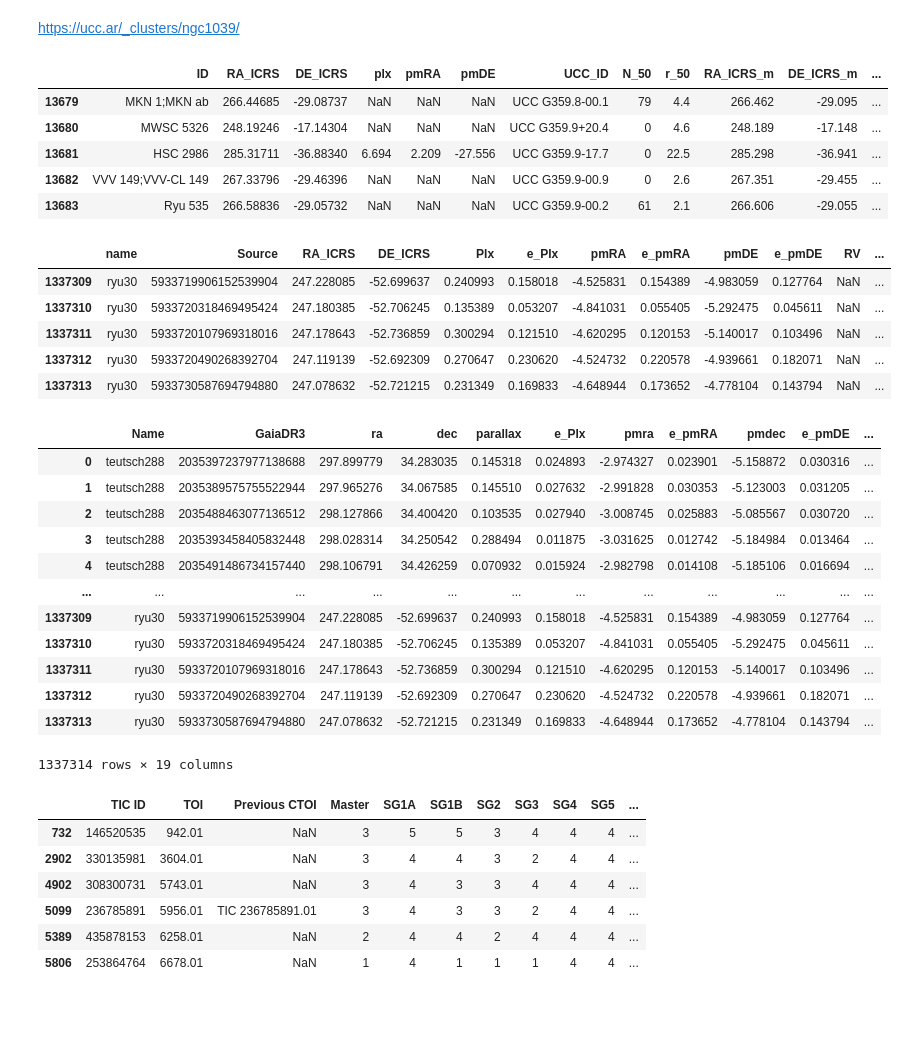
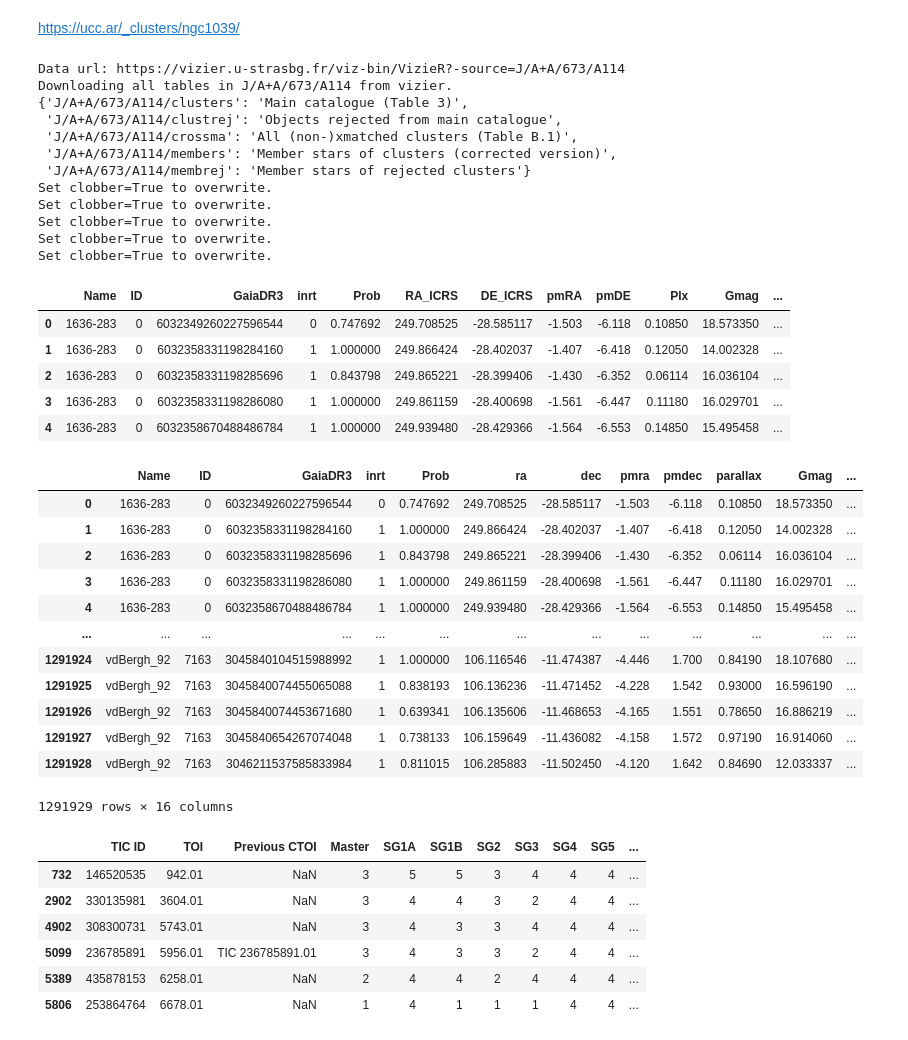
Before and after one commit to jpdeleon/wakai, a Jupyter notebook: notebooks/crossmatch_TOI_with_Hunt2023.ipynb, the cells around one changed output. Drawn from its saved outputs; the diff is of its cells as text; code cells hidden in the pictures; blank space fills up the shorter version.

```diff
--- a/notebooks/crossmatch_TOI_with_Hunt2023.ipynb
+++ b/notebooks/crossmatch_TOI_with_Hunt2023.ipynb
@@ -14,28 +14,34 @@ sys.path.insert(0, '../code')
 # %% [markdown]
 https://ucc.ar/_clusters/ngc1039/
 # %%
-import pandas as pd
+from catalog import CatalogDownloader
 
-#https://zenodo.org/records/8250524
-df = pd.read_csv('../data/Perren2023/UCC_cat.csv.gz')
-df.tail()
+cd = CatalogDownloader(catalog_name="Hunt2023", catalog_type="cluster")
+tabs = cd.get_tables_from_vizier(row_limit=-1, save=True)
 # %% [output]
-|  | ID | RA_ICRS | DE_ICRS | plx | pmRA | pmDE | UCC_ID | N_50 | r_50 | RA_ICRS_m | DE_ICRS_m | ... |
-| 13679 | MKN 1;MKN ab | 266.44685 | -29.08737 | NaN | NaN | NaN | UCC G359.8-00.1 | 79 | 4.4 | 266.462 | -29.095 | ... |
-| 13680 | MWSC 5326 | 248.19246 | -17.14304 | NaN | NaN | NaN | UCC G359.9+20.4 | 0 | 4.6 | 248.189 | -17.148 | ... |
-| 13681 | HSC 2986 | 285.31711 | -36.88340 | 6.694 | 2.209 | -27.556 | UCC G359.9-17.7 | 0 | 22.5 | 285.298 | -36.941 | ... |
-| 13682 | VVV 149;VVV-CL 149 | 267.33796 | -29.46396 | NaN | NaN | NaN | UCC G359.9-00.9 | 0 | 2.6 | 267.351 | -29.455 | ... |
-| 13683 | Ryu 535 | 266.58836 | -29.05732 | NaN | NaN | NaN | UCC G359.9-00.2 | 61 | 2.1 | 266.606 | -29.055 | ... |
+Data url: https://vizier.u-strasbg.fr/viz-bin/VizieR?-source=J/A+A/673/A114
+Downloading all tables in J/A+A/673/A114 from vizier.
+{'J/A+A/673/A114/clusters': 'Main catalogue (Table 3)',
+ 'J/A+A/673/A114/clustrej': 'Objects rejected from main catalogue',
+ 'J/A+A/673/A114/crossma': 'All (non-)xmatched clusters (Table B.1)',
+ 'J/A+A/673/A114/members': 'Member stars of clusters (corrected version)',
+ 'J/A+A/673/A114/membrej': 'Member stars of rejected clusters'}
+Set clobber=True to overwrite.
+Set clobber=True to overwrite.
+Set clobber=True to overwrite.
+Set clobber=True to overwrite.
+Set clobber=True to overwrite.
 # %%
-df_mem = pd.read_parquet('../data/Perren2023/UCC_members.parquet.gz')
-df_mem.tail()
+df = tabs[0].to_pandas()
+df_mem = tabs[1].to_pandas()
+df_mem.head()
 # %% [output]
-|  | name | Source | RA_ICRS | DE_ICRS | Plx | e_Plx | pmRA | e_pmRA | pmDE | e_pmDE | RV | ... |
-| 1337309 | ryu30 | 5933719906152539904 | 247.228085 | -52.699637 | 0.240993 | 0.158018 | -4.525831 | 0.154389 | -4.983059 | 0.127764 | NaN | ... |
-| 1337310 | ryu30 | 5933720318469495424 | 247.180385 | -52.706245 | 0.135389 | 0.053207 | -4.841031 | 0.055405 | -5.292475 | 0.045611 | NaN | ... |
-| 1337311 | ryu30 | 5933720107969318016 | 247.178643 | -52.736859 | 0.300294 | 0.121510 | -4.620295 | 0.120153 | -5.140017 | 0.103496 | NaN | ... |
-| 1337312 | ryu30 | 5933720490268392704 | 247.119139 | -52.692309 | 0.270647 | 0.230620 | -4.524732 | 0.220578 | -4.939661 | 0.182071 | NaN | ... |
-| 1337313 | ryu30 | 5933730587694794880 | 247.078632 | -52.721215 | 0.231349 | 0.169833 | -4.648944 | 0.173652 | -4.778104 | 0.143794 | NaN | ... |
+|  | Name | ID | GaiaDR3 | inrt | Prob | RA_ICRS | DE_ICRS | pmRA | pmDE | Plx | Gmag | ... |
+| 0 | 1636-283 | 0 | 6032349260227596544 | 0 | 0.747692 | 249.708525 | -28.585117 | -1.503 | -6.118 | 0.10850 | 18.573350 | ... |
+| 1 | 1636-283 | 0 | 6032358331198284160 | 1 | 1.000000 | 249.866424 | -28.402037 | -1.407 | -6.418 | 0.12050 | 14.002328 | ... |
+| 2 | 1636-283 | 0 | 6032358331198285696 | 1 | 0.843798 | 249.865221 | -28.399406 | -1.430 | -6.352 | 0.06114 | 16.036104 | ... |
+| 3 | 1636-283 | 0 | 6032358331198286080 | 1 | 1.000000 | 249.861159 | -28.400698 | -1.561 | -6.447 | 0.11180 | 16.029701 | ... |
+| 4 | 1636-283 | 0 | 6032358670488486784 | 1 | 1.000000 | 249.939480 | -28.429366 | -1.564 | -6.553 | 0.14850 | 15.495458 | ... |
 # %%
 #replace name to be compatible with other catalogs' naming formats
 df_mem = df_mem.rename({"name": "Name",
@@ -50,19 +56,19 @@ df_mem = df_mem.rename({"name": "Name",
                         }, axis=1)
 df_mem
 # %% [output]
-|  | Name | GaiaDR3 | ra | dec | parallax | e_Plx | pmra | e_pmRA | pmdec | e_pmDE | ... |
-| 0 | teutsch288 | 2035397237977138688 | 297.899779 | 34.283035 | 0.145318 | 0.024893 | -2.974327 | 0.023901 | -5.158872 | 0.030316 | ... |
-| 1 | teutsch288 | 2035389575755522944 | 297.965276 | 34.067585 | 0.145510 | 0.027632 | -2.991828 | 0.030353 | -5.123003 | 0.031205 | ... |
-| 2 | teutsch288 | 2035488463077136512 | 298.127866 | 34.400420 | 0.103535 | 0.027940 | -3.008745 | 0.025883 | -5.085567 | 0.030720 | ... |
-| 3 | teutsch288 | 2035393458405832448 | 298.028314 | 34.250542 | 0.288494 | 0.011875 | -3.031625 | 0.012742 | -5.184984 | 0.013464 | ... |
-| 4 | teutsch288 | 2035491486734157440 | 298.106791 | 34.426259 | 0.070932 | 0.015924 | -2.982798 | 0.014108 | -5.185106 | 0.016694 | ... |
-| ... | ... | ... | ... | ... | ... | ... | ... | ... | ... | ... | ... |
-| 1337309 | ryu30 | 5933719906152539904 | 247.228085 | -52.699637 | 0.240993 | 0.158018 | -4.525831 | 0.154389 | -4.983059 | 0.127764 | ... |
-| 1337310 | ryu30 | 5933720318469495424 | 247.180385 | -52.706245 | 0.135389 | 0.053207 | -4.841031 | 0.055405 | -5.292475 | 0.045611 | ... |
-| 1337311 | ryu30 | 5933720107969318016 | 247.178643 | -52.736859 | 0.300294 | 0.121510 | -4.620295 | 0.120153 | -5.140017 | 0.103496 | ... |
-| 1337312 | ryu30 | 5933720490268392704 | 247.119139 | -52.692309 | 0.270647 | 0.230620 | -4.524732 | 0.220578 | -4.939661 | 0.182071 | ... |
-| 1337313 | ryu30 | 5933730587694794880 | 247.078632 | -52.721215 | 0.231349 | 0.169833 | -4.648944 | 0.173652 | -4.778104 | 0.143794 | ... |
+|  | Name | ID | GaiaDR3 | inrt | Prob | ra | dec | pmra | pmdec | parallax | Gmag | ... |
+| 0 | 1636-283 | 0 | 6032349260227596544 | 0 | 0.747692 | 249.708525 | -28.585117 | -1.503 | -6.118 | 0.10850 | 18.573350 | ... |
+| 1 | 1636-283 | 0 | 6032358331198284160 | 1 | 1.000000 | 249.866424 | -28.402037 | -1.407 | -6.418 | 0.12050 | 14.002328 | ... |
+| 2 | 1636-283 | 0 | 6032358331198285696 | 1 | 0.843798 | 249.865221 | -28.399406 | -1.430 | -6.352 | 0.06114 | 16.036104 | ... |
+| 3 | 1636-283 | 0 | 6032358331198286080 | 1 | 1.000000 | 249.861159 | -28.400698 | -1.561 | -6.447 | 0.11180 | 16.029701 | ... |
+| 4 | 1636-283 | 0 | 6032358670488486784 | 1 | 1.000000 | 249.939480 | -28.429366 | -1.564 | -6.553 | 0.14850 | 15.495458 | ... |
+| ... | ... | ... | ... | ... | ... | ... | ... | ... | ... | ... | ... | ... |
+| 1291924 | vdBergh_92 | 7163 | 3045840104515988992 | 1 | 1.000000 | 106.116546 | -11.474387 | -4.446 | 1.700 | 0.84190 | 18.107680 | ... |
+| 1291925 | vdBergh_92 | 7163 | 3045840074455065088 | 1 | 0.838193 | 106.136236 | -11.471452 | -4.228 | 1.542 | 0.93000 | 16.596190 | ... |
+| 1291926 | vdBergh_92 | 7163 | 3045840074453671680 | 1 | 0.639341 | 106.135606 | -11.468653 | -4.165 | 1.551 | 0.78650 | 16.886219 | ... |
+| 1291927 | vdBergh_92 | 7163 | 3045840654267074048 | 1 | 0.738133 | 106.159649 | -11.436082 | -4.158 | 1.572 | 0.97190 | 16.914060 | ... |
+| 1291928 | vdBergh_92 | 7163 | 3046211537585833984 | 1 | 0.811015 | 106.285883 | -11.502450 | -4.120 | 1.642 | 0.84690 | 12.033337 | ... |
-1337314 rows × 19 columns
+1291929 rows × 16 columns
 # %%
 from catalog import get_tois
 
```
Also changed, not shown: parts of 3 cells of this notebook, 17 other files.
